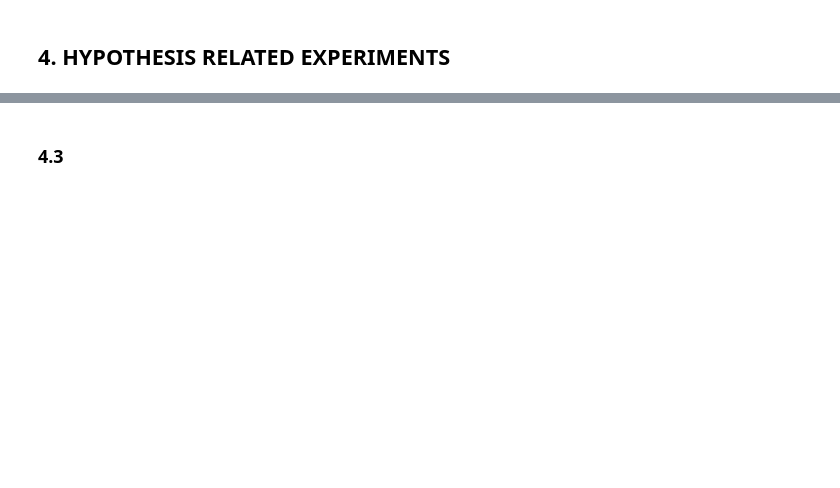
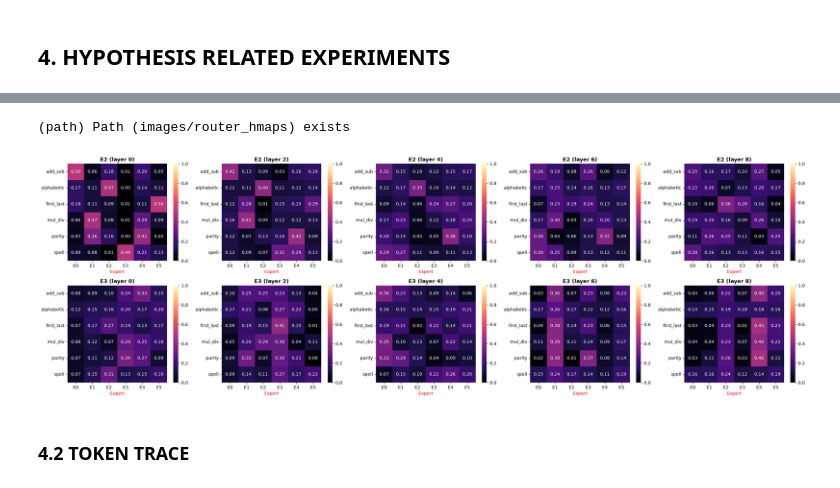
Before and after one commit to cmc186/GPT2_MOE, a Jupyter notebook: src/gpt2_moe/train_test/experiments.ipynb, the cells around one changed output, grey strips where cells are left out. Saved outputs shown, nothing was run; the diff lists cells and outputs as text; code cells hidden in the pictures; blank space fills up the shorter version.

```diff
--- a/src/gpt2_moe/train_test/experiments.ipynb
+++ b/src/gpt2_moe/train_test/experiments.ipynb
@@ -618,25 +642,30 @@ def routing_heatmap(models:list[GPTMOE], modelnames:list[str], tasks:list[str],
             None:
                 No value is returned
     """
+    # Define the base path
+    base_path = 'images/router_hmaps'
     # Get the test loader
     _, _, tel = Utils.get_loaders(tasks = tasks, batch_size = 64, context_length = context_length, seed = seed)
     names = tel.dataset.task_names
 
     # One row per model, one column per MoE layer
     layers = [i for i, use_moe in enumerate(models[0].moe_mask) if use_moe]
-    fig, axes = plt.subplots(len(models), len(layers), figsize = (4*len(layers), 4*len(models)), squeeze = False)
+    fig, axes = plt.subplots(len(models), len(layers), figsize = (5*len(layers), 4*len(models)), squeeze = False)
 
     # Plot each model
     for row, model, modelname in zip(axes, models, modelnames):
         # Move model to the device
         model.to(device = device)
-        # Get the routing distributions (layers, tasks, experts)
+        # Get the routing distributions (layers, tasks, experts): tokens distribution per task over experts
         matrix = routing_matrix(model, tel, device)
 
         # Plot each layer
-        for ax, layer, dist in zip(row, layers, matrix):
-            sb.heatmap(dist.numpy(), ax = ax, vmin = 0, vmax = 1, cmap = 'viridis', annot = True, fmt = '.2f', cbar = False,
-                       xticklabels = [f'E{i}' for i in range(dist.shape[1])], yticklabels = names)
+        for ax, layer, distribution in zip(row, layers, matrix):
+            # Gen heatmap
+            sb.heatmap(distribution.numpy(), ax = ax, vmin = 0, vmax = 1, cmap = 'magma',
+                        annot = True, fmt = '.2f', cbar = True, xticklabels = [f'E{i}' for i in range(distribution.shape[1])], yticklabels = names
+                    )
+            # Enhance the plot
             ax.set_title(f'{modelname} (layer {layer})', fontweight = 'bold')
             ax.set_xlabel('Expert', color = 'red')
 
@@ -645,15 +674,24 @@ def routing_heatmap(models:list[GPTMOE], modelnames:list[str], tasks:list[str],
 
     # Store the figure
     if filename:
-        path_checker(path = 'images', create = True)
-        plt.savefig(os.path.join('images', filename), dpi = 600)
+        # Ensure path
+        path_checker(path = base_path, create = True)
+        # Save the fig
+        plt.savefig(os.path.join(base_path, filename), dpi = 600)
 # %%
 # Define params
-models = {"E2": full_alternate, "E3": full_joint}
+seed = 42
+context_length = 64
+models = {"E2": full_alternate, "E3": full_alternate_joint}
+tasks = ["add_sub", "mul_div", "alphabetic", "spell", "parity", "first_last"]
+
 
 # Call the function
 routing_heatmap(models = list(models.values()), modelnames = list(models.keys()), tasks = tasks,
                 context_length = context_length, seed = seed, device = device, filename = 'routing_heatmap.png')
+# %% [output]
+(path) Path (images/router_hmaps) exists
+[figure, added]
 # %% [markdown]
-### 4.3
+### **4.2 TOKEN TRACE**
 # %%
```
Also changed, not shown: parts of 46 cells of this notebook, 41 other files.
